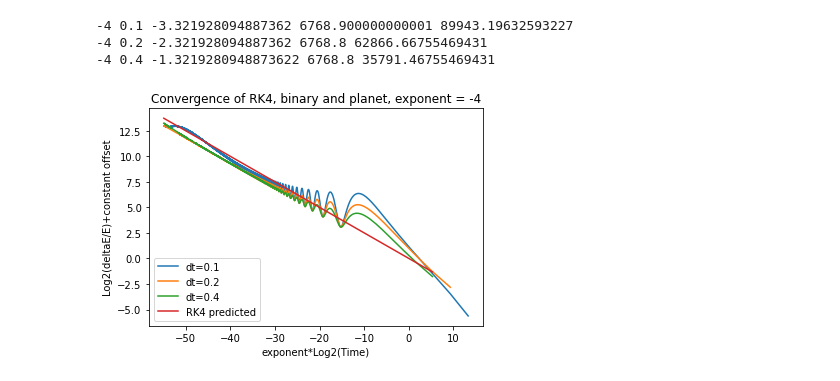
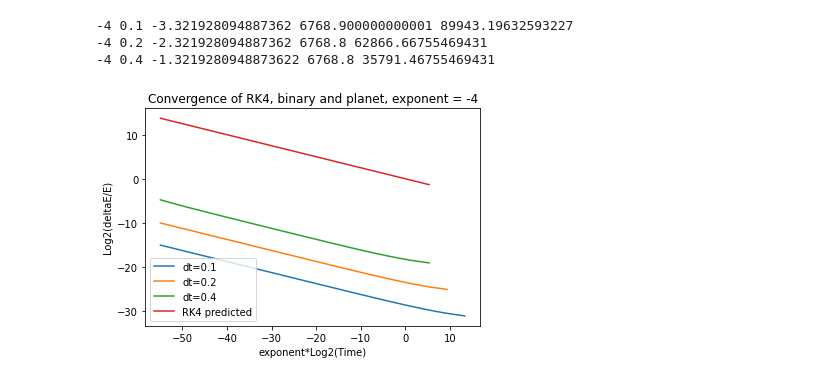
Before and after one commit to sdorsher/ThreeBodyOrbits, a Jupyter notebook: E vs t convergence plot.ipynb, the cells around one changed output. Saved outputs shown, nothing was run; the diff lists cells and outputs as text; code cells hidden in the pictures.

Commit message:
Fixed bug in convergence test for Evst where PE wasnt included. Now Evst looks like a linear change with time at 1e-5 in one orbit.

```diff
--- a/E vs t convergence plot.ipynb
+++ b/E vs t convergence plot.ipynb
@@ -1,7 +1,7 @@
 # %%
 import numpy as np
 # %%
-rundir='ConvergenceTest/'
+rundir='ConvergenceTestwithKEPE/'
 runprefix='Run'
 filename='/twostarsoneplanet'
 # %%
@@ -58,7 +58,7 @@ def loadJSON(rundir,runprefix,n,filename):
         paramsdict = json.load(jsonfile)
     return paramsdict
 # %%
-for i in range(3,9):
+for i in range(1,4):
         t=load1D(rundir,runprefix,i,filename, 'dtarr.csv')
         tarr.append(t)
         #L0=load1D(rundir,runprefix,i,filename,'L0arr.csv')
@@ -93,7 +93,7 @@ fig,ax=plt.subplots(1,1)
 plt.xlabel('Time')
 plt.ylabel('Log10(deltaE/E)')
 plt.title('')
-for i in [5,3,4]:
+for i in [0,1,2]: #[5,3,4]:
     temptimes=tarr[i]
     temp = deltaEarr[i]
     #print(i,len(temptimes),len(temp), max(temptimes))
@@ -107,0 +108,25 @@ plt.show()
+# %%
+import matplotlib.pyplot as plt
+fig,ax=plt.subplots(1,1)
+plt.xlabel('exponent*Log2(Time)')
+plt.ylabel('Log2(deltaE/E)+constant offset')
+power=-4
+plt.title('Convergence of RK4, binary and planet, exponent = '+str(power))
+count=0
+offset=5.2
+#offset=5.
+#constoffset=18
+constoffset =18.4
+for i in [0,1,2]: #[5,3,4]:
+    temptimes=tarr[i]
+    temp = deltaEarr[i]
+    #print(i,len(temptimes),len(temp), max(temptimes))
+    temparr=np.array(temp)
+    #print(temparr[0:10])
+    logtemparr=np.log2(temparr)
+    print(power, dtarr[i], np.log2(dtarr[i]),temptimes[int(len(temptimes)/2)],np.log2(dtarr[i])*power*temptimes[int(len(temptimes)/2)])
+    ax.plot(power*np.log2(temptimes[1:]),logtemparr[1:]+offset*(2-count)+constoffset,label='dt='+str(dtarr[i]))
+    count +=1
+ax.plot(power*np.log2(temptimes[1:]),np.log2(temptimes[1:]),label='RK4 predicted')
+ax.legend(loc="lower left")
+plt.show()
@@ -108,27 +138,28 @@ plt.show()
 # %%
 import matplotlib.pyplot as plt
 fig,ax=plt.subplots(1,1)
 plt.xlabel('exponent*Log2(Time)')
-plt.ylabel('Log2(deltaE/E)+constant offset')
+plt.ylabel('Log2(deltaE/E)')
 power=-4
 plt.title('Convergence of RK4, binary and planet, exponent = '+str(power))
 count=0
-offset=5.
-for i in [5,3,4]:
+offset=0.
+theoryoffset=0
+for i in [0,1,2]: #[5,3,4]:
     temptimes=tarr[i]
     temp = deltaEarr[i]
     #print(i,len(temptimes),len(temp), max(temptimes))
     temparr=np.array(temp)
     #print(temparr[0:10])
     logtemparr=np.log2(temparr)
     print(power, dtarr[i], np.log2(dtarr[i]),temptimes[int(len(temptimes)/2)],np.log2(dtarr[i])*power*temptimes[int(len(temptimes)/2)])
-    ax.plot(power*np.log2(temptimes[1:]),logtemparr[1:]+offset*(2-count)+18,label='dt='+str(dtarr[i]))
+    ax.plot(power*np.log2(temptimes[1:]),logtemparr[1:]+offset*(2-count)+theoryoffset,label='dt='+str(dtarr[i]))
     count +=1
 ax.plot(power*np.log2(temptimes[1:]),np.log2(temptimes[1:]),label='RK4 predicted')
 ax.legend(loc="lower left")
 plt.show()
 # %% [output]
 -4 0.1 -3.321928094887362 6768.900000000001 89943.19632593227
 -4 0.2 -2.321928094887362 6768.8 62866.66755469431
 -4 0.4 -1.3219280948873622 6768.8 35791.46755469431
-[figure, old version]
+[figure, new version]
```
Also changed, not shown: parts of 11 cells of this notebook, 1 other file.
